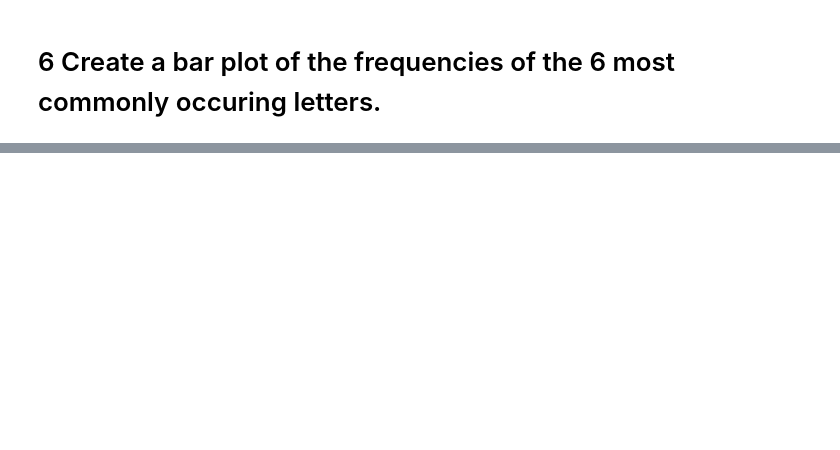
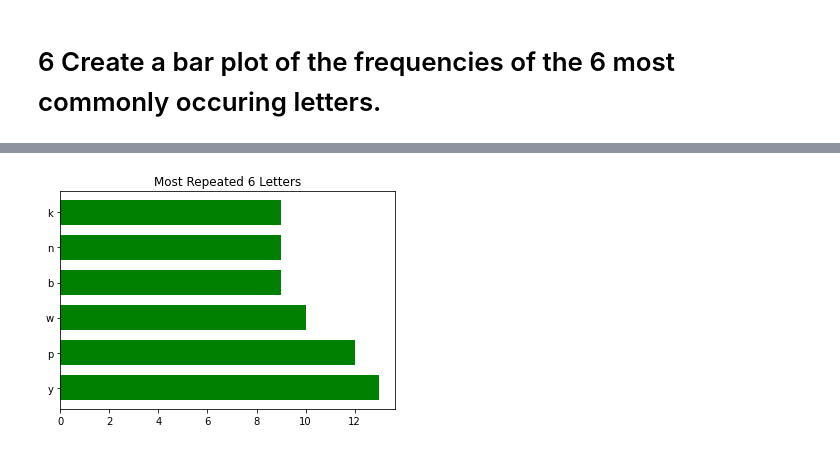
Before and after one commit to rajaramgautam/numpy-pandas-visualization-exercises, a Jupyter notebook: numpy-pandas-visualization-exercises/pandas_series.ipynb, the cells around one changed output, grey strips where cells are left out. Cells and saved outputs as stored; diff of their text form; code cells hidden in the pictures; blank space fills up the shorter version.

```diff
--- a/numpy-pandas-visualization-exercises/pandas_series.ipynb
+++ b/numpy-pandas-visualization-exercises/pandas_series.ipynb
@@ -415,0 +448,12 @@ pd.cut(x, bins, labels=[])
+# %%
+letters.value_counts().head(6).plot(kind='barh',
+                                    color='green',
+                                    width=.7)
+
+plt.title('Most Repeated 6 Letters')
+
+
+
+plt.show()
+# %% [output]
+[figure, added]
```
Also changed, not shown: parts of 52 cells of this notebook, 1 other file.
